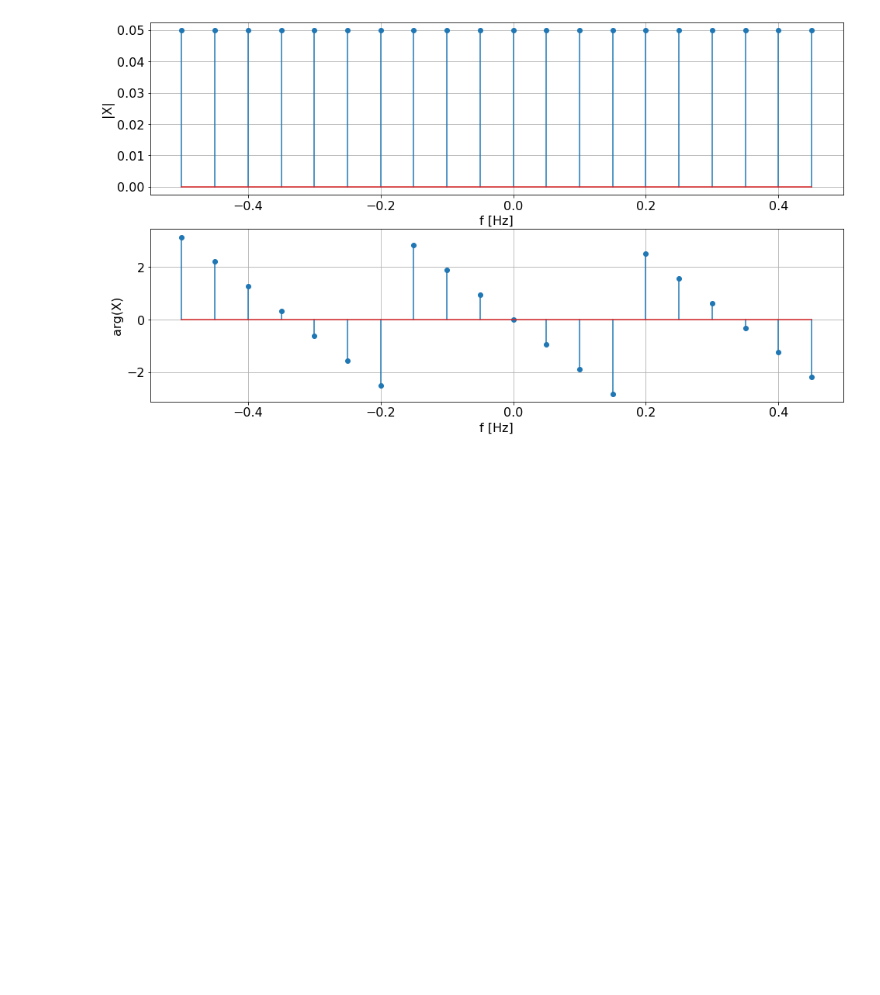
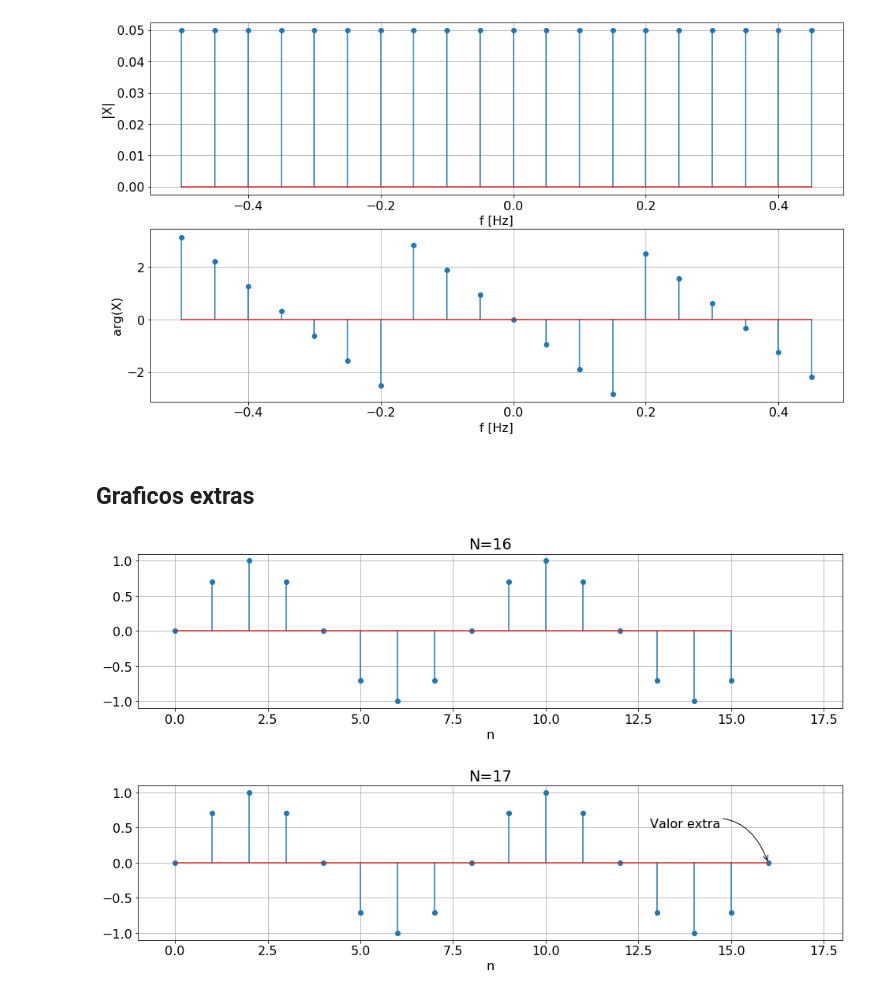
Before and after one commit to LautaroAndresSaez/Codigos_DSP, a Jupyter notebook: 01-Discreta-Periodica.ipynb, the cells around one changed output. Cells and saved outputs as stored; diff of their text form; code cells hidden in the pictures; blank space fills up the shorter version.

Commit message:
agregamos los graficos extra

```diff
--- a/01-Discreta-Periodica.ipynb
+++ b/01-Discreta-Periodica.ipynb
@@ -176,3 +176,26 @@ graficar_fft( x_2, 10, './Img/punto_1_h_2.png' )
 graficar_fft( x_3, 20, './Img/punto_1_h_3.png' )
 # %% [output]
 [figure]
+# %% [markdown]
+## Graficos extras
+# %%
+fig, axs = plt.subplots( 2,1 )
+plt.subplots_adjust( hspace=.5 )
+n_1 = np.arange( 0, 16, 1 )
+n_2 = np.arange( 0, 17, 1 )
+
+axs[0].stem( n_1, x(n_1) )
+axs[0].set_xlabel( 'n' )
+axs[0].set_title( 'N=16' )
+axs[0].grid()
+axs[0].set_xlim( [-1, 18] )
+axs[1].stem( n_2, x(n_2) )
+axs[1].set_xlabel( 'n' )
+axs[1].set_title( 'N=17' )
+axs[1].grid()
+axs[1].set_xlim( [-1, 18] )
+axs[1].annotate( 'Valor extra' ,xy=( 16, x(16) ), xytext=(16*.8, x(16) +.5), arrowprops=dict(arrowstyle="->", connectionstyle="arc3,rad=-.5") )
+
+plt.savefig( './Img/punto_1_dato_de_mas.png' )
+# %% [output]
+[figure, added]
```
Also changed, not shown: 7 other files.
